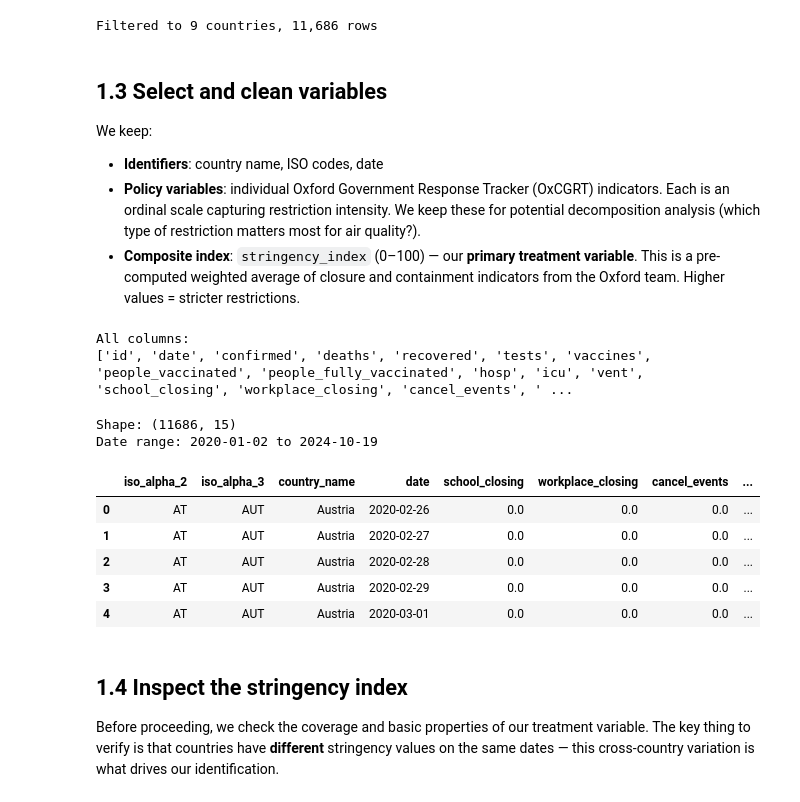
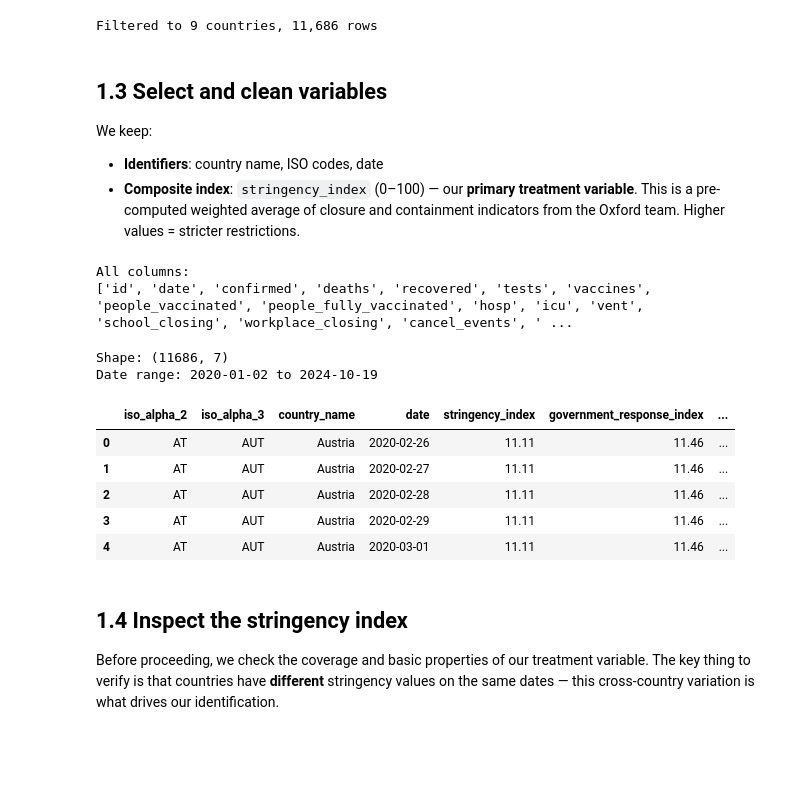
Before and after one commit to borikovacs/da4_term_project, a Jupyter notebook: code/1_covid_data_clean.ipynb, the cells around one changed output. Saved outputs shown, nothing was run; the diff lists cells and outputs as text; code cells hidden in the pictures; blank space fills up the shorter version.

```diff
--- a/code/1_covid_data_clean.ipynb
+++ b/code/1_covid_data_clean.ipynb
@@ -141,9 +141,6 @@ Filtered to 9 countries, 11,686 rows
 
 We keep:
 - **Identifiers**: country name, ISO codes, date
-- **Policy variables**: individual Oxford Government Response Tracker (OxCGRT) indicators.
-  Each is an ordinal scale capturing restriction intensity. We keep these for
-  potential decomposition analysis (which type of restriction matters most for air quality?).
 - **Composite index**: `stringency_index` (0–100) — our **primary treatment variable**.
   This is a pre-computed weighted average of closure and containment indicators from
   the Oxford team. Higher values = stricter restrictions.
@@ -156,50 +153,37 @@ All columns:
 ['id', 'date', 'confirmed', 'deaths', 'recovered', 'tests', 'vaccines', 'people_vaccinated', 'people_fully_vaccinated', 'hosp', 'icu', 'vent', 'school_closing', 'workplace_closing', 'cancel_events', ' ...
 # %%
 id_cols = ['iso_alpha_2', 'iso_alpha_3', 'country_name', 'date']
-
-# Individual OxCGRT policy indicators (ordinal scales)
-# Source: https://github.com/OxCGRT/covid-policy-tracker/blob/master/documentation/codebook.md
-policy_cols = [
-    'school_closing',                     # 0-3: no measures → require closing all levels
-    'workplace_closing',                  # 0-3: no measures → require closing all-but-essential
-    'cancel_events',                      # 0-2: no measures → require cancelling
-    'gatherings_restrictions',            # 0-4: no restrictions → gatherings <10 people
-    'transport_closing',                  # 0-2: no measures → require closing
-    'stay_home_restrictions',             # 0-3: no measures → minimal exceptions only
-    'internal_movement_restrictions',     # 0-2: no measures → movement restricted
-    'international_movement_restrictions' # 0-4: no restrictions → total border closure
-]
 
 # Composite indices (pre-computed by Oxford team, 0-100 scale)
 index_cols = [
     'stringency_index',            # our primary treatment variable
     'government_response_index',   # broader: includes economic support measures
     'containment_health_index'     # closure + health system indicators
 ]
 
 # Keep only columns that exist in the downloaded data
-all_wanted = id_cols + policy_cols + index_cols
+all_wanted = id_cols + index_cols
 keep_cols = [c for c in all_wanted if c in df.columns]
 missing = [c for c in all_wanted if c not in df.columns]
 if missing:
     print(f'Warning: columns not in data: {missing}')
 
 df = df[keep_cols].copy()
 df['date'] = pd.to_datetime(df['date'])
 df = df.sort_values(['iso_alpha_3', 'date']).reset_index(drop=True)
 
 print(f'Shape: {df.shape}')
 print(f'Date range: {df["date"].min().date()} to {df["date"].max().date()}')
 df.head()
 # %% [output]
-Shape: (11686, 15)
+Shape: (11686, 7)
 Date range: 2020-01-02 to 2024-10-19
-|  | iso_alpha_2 | iso_alpha_3 | country_name | date | school_closing | workplace_closing | cancel_events | ... |
-| 0 | AT | AUT | Austria | 2020-02-26 | 0.0 | 0.0 | 0.0 | ... |
-| 1 | AT | AUT | Austria | 2020-02-27 | 0.0 | 0.0 | 0.0 | ... |
-| 2 | AT | AUT | Austria | 2020-02-28 | 0.0 | 0.0 | 0.0 | ... |
-| 3 | AT | AUT | Austria | 2020-02-29 | 0.0 | 0.0 | 0.0 | ... |
-| 4 | AT | AUT | Austria | 2020-03-01 | 0.0 | 0.0 | 0.0 | ... |
+|  | iso_alpha_2 | iso_alpha_3 | country_name | date | stringency_index | government_response_index | ... |
+| 0 | AT | AUT | Austria | 2020-02-26 | 11.11 | 11.46 | ... |
+| 1 | AT | AUT | Austria | 2020-02-27 | 11.11 | 11.46 | ... |
+| 2 | AT | AUT | Austria | 2020-02-28 | 11.11 | 11.46 | ... |
+| 3 | AT | AUT | Austria | 2020-02-29 | 11.11 | 11.46 | ... |
+| 4 | AT | AUT | Austria | 2020-03-01 | 11.11 | 11.46 | ... |
 # %% [markdown]
 ## 1.4 Inspect the stringency index
 
```
Also changed, not shown: 10 other files.
